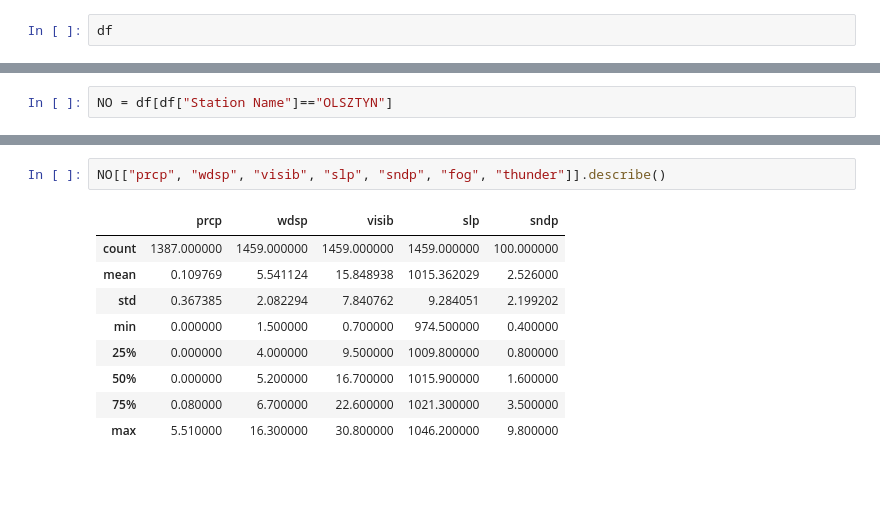
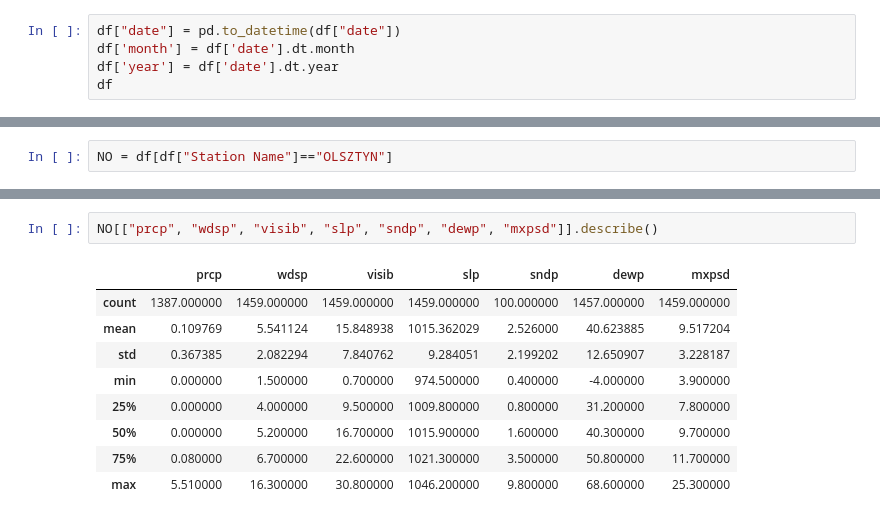
Before and after one commit to igoro00/pdzd, a Jupyter notebook: 2.ipynb, the cells around one changed output, grey strips where cells are left out. Drawn from its saved outputs; the diff is of its cells as text; blank space fills up the shorter version.

```diff
--- a/2.ipynb
+++ b/2.ipynb
@@ -4,6 +4,9 @@ import matplotlib.pyplot as plt
 # %%
 df = pd.read_csv("weather.csv.gz")
 # %%
+df["date"] = pd.to_datetime(df["date"])
+df['month'] = df['date'].dt.month
+df['year'] = df['date'].dt.year
 df
 # %% [output]
 |  | date | stn | Station Name | CTRY_ISO | wban | temp | prcp | wdsp | visib | slp | ... |
@@ -36,12 +99,12 @@ for col in ["prcp", "wdsp", "visib", "slp", "sndp", "fog", "thunder"]:
 # %%
-NO[["prcp", "wdsp", "visib", "slp", "sndp", "fog", "thunder"]].describe()
+NO[["prcp", "wdsp", "visib", "slp", "sndp", "dewp", "mxpsd"]].describe()
 # %% [output]
-|  | prcp | wdsp | visib | slp | sndp |
-| count | 1387.000000 | 1459.000000 | 1459.000000 | 1459.000000 | 100.000000 |
-| mean | 0.109769 | 5.541124 | 15.848938 | 1015.362029 | 2.526000 |
-| std | 0.367385 | 2.082294 | 7.840762 | 9.284051 | 2.199202 |
-| min | 0.000000 | 1.500000 | 0.700000 | 974.500000 | 0.400000 |
-| 25% | 0.000000 | 4.000000 | 9.500000 | 1009.800000 | 0.800000 |
-| 50% | 0.000000 | 5.200000 | 16.700000 | 1015.900000 | 1.600000 |
-| 75% | 0.080000 | 6.700000 | 22.600000 | 1021.300000 | 3.500000 |
-| max | 5.510000 | 16.300000 | 30.800000 | 1046.200000 | 9.800000 |
+|  | prcp | wdsp | visib | slp | sndp | dewp | mxpsd |
+| count | 1387.000000 | 1459.000000 | 1459.000000 | 1459.000000 | 100.000000 | 1457.000000 | 1459.000000 |
+| mean | 0.109769 | 5.541124 | 15.848938 | 1015.362029 | 2.526000 | 40.623885 | 9.517204 |
+| std | 0.367385 | 2.082294 | 7.840762 | 9.284051 | 2.199202 | 12.650907 | 3.228187 |
+| min | 0.000000 | 1.500000 | 0.700000 | 974.500000 | 0.400000 | -4.000000 | 3.900000 |
+| 25% | 0.000000 | 4.000000 | 9.500000 | 1009.800000 | 0.800000 | 31.200000 | 7.800000 |
+| 50% | 0.000000 | 5.200000 | 16.700000 | 1015.900000 | 1.600000 | 40.300000 | 9.700000 |
+| 75% | 0.080000 | 6.700000 | 22.600000 | 1021.300000 | 3.500000 | 50.800000 | 11.700000 |
+| max | 5.510000 | 16.300000 | 30.800000 | 1046.200000 | 9.800000 | 68.600000 | 25.300000 |
```
Also changed, not shown: parts of 10 cells of this notebook, 1 other file.
